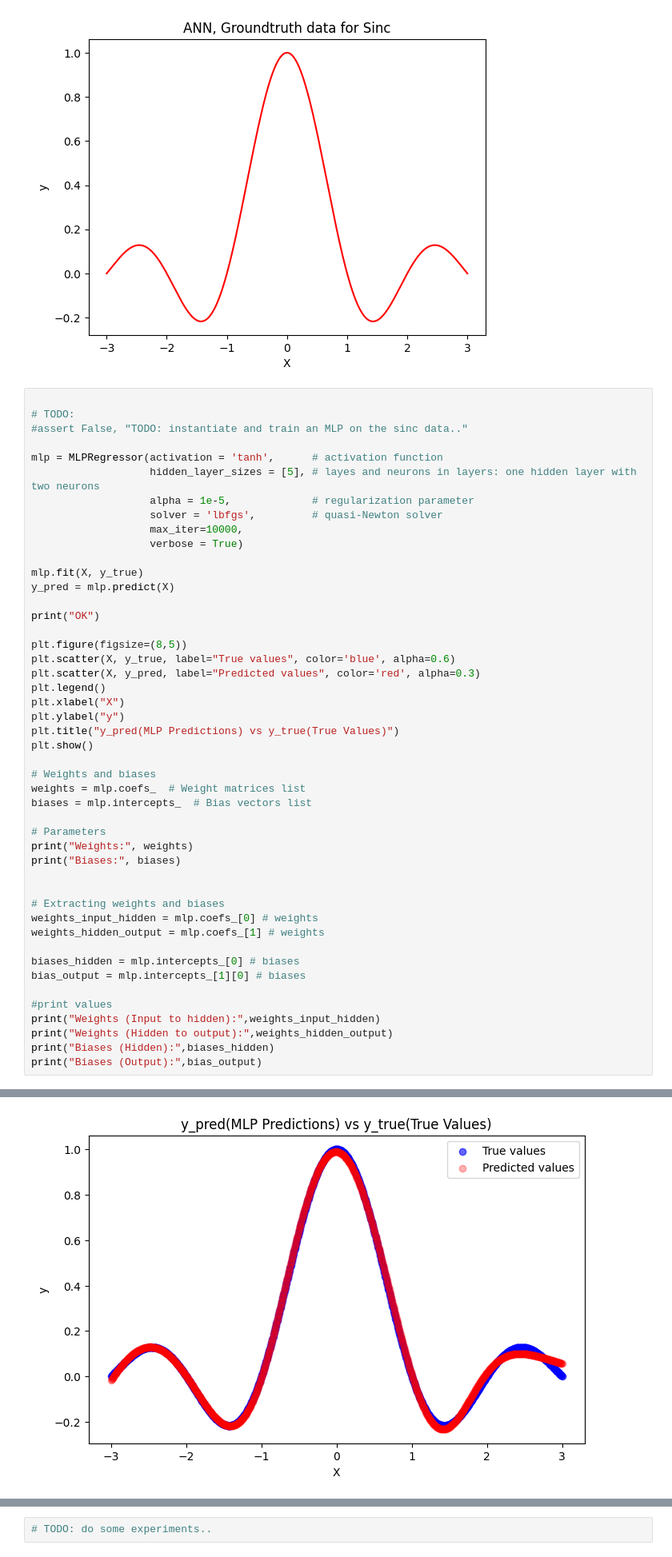
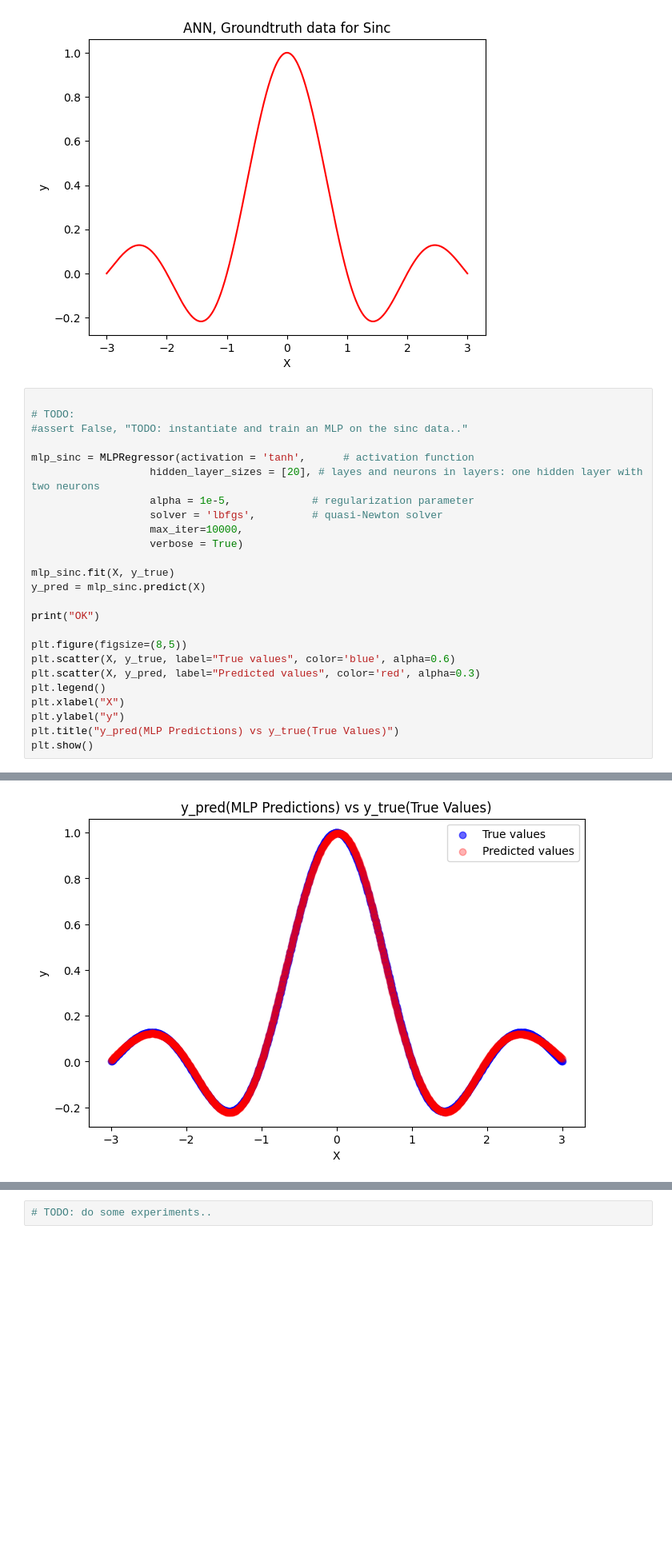
Before and after one commit to JonasGjorupEriksen/SWMAL_Group1, a Jupyter notebook: L06/ann.ipynb, the cells around one changed output, grey strips where cells are left out. Shown at 80% size. Drawn from its saved outputs; the diff is of its cells as text; blank space fills up the shorter version.

```diff
--- a/L06/ann.ipynb
+++ b/L06/ann.ipynb
@@ -252,50 +246,28 @@ Text(0.5, 1.0, 'ANN, Groundtruth data for Sinc')
 # %%
 
 # TODO:
 #assert False, "TODO: instantiate and train an MLP on the sinc data.."
 
-mlp = MLPRegressor(activation = 'tanh',      # activation function
-                   hidden_layer_sizes = [5], # layes and neurons in layers: one hidden layer with two neurons
+mlp_sinc = MLPRegressor(activation = 'tanh',      # activation function
+                   hidden_layer_sizes = [20], # layes and neurons in layers: one hidden layer with two neurons
                    alpha = 1e-5,             # regularization parameter
                    solver = 'lbfgs',         # quasi-Newton solver
                    max_iter=10000,
                    verbose = True)
 
-mlp.fit(X, y_true)
-y_pred = mlp.predict(X)
+mlp_sinc.fit(X, y_true)
+y_pred = mlp_sinc.predict(X)
 
 print("OK")
 
 plt.figure(figsize=(8,5))
 plt.scatter(X, y_true, label="True values", color='blue', alpha=0.6)
 plt.scatter(X, y_pred, label="Predicted values", color='red', alpha=0.3)
 plt.legend()
 plt.xlabel("X")
 plt.ylabel("y")
 plt.title("y_pred(MLP Predictions) vs y_true(True Values)")
 plt.show()
-
-# Weights and biases
-weights = mlp.coefs_  # Weight matrices list
-biases = mlp.intercepts_  # Bias vectors list
-
-# Parameters
-print("Weights:", weights)
-print("Biases:", biases)
-
-
-# Extracting weights and biases
-weights_input_hidden = mlp.coefs_[0] # weights
-weights_hidden_output = mlp.coefs_[1] # weights
-
-biases_hidden = mlp.intercepts_[0] # biases
-bias_output = mlp.intercepts_[1][0] # biases
-
-#print values
-print("Weights (Input to hidden):",weights_input_hidden)
-print("Weights (Hidden to output):",weights_hidden_output)
-print("Biases (Hidden):",biases_hidden)
-print("Biases (Output):",bias_output)
 # %% [output]
 OK
-[figure, old version]
+[figure, new version]
```
Also changed, not shown: parts of 5 cells of this notebook.
